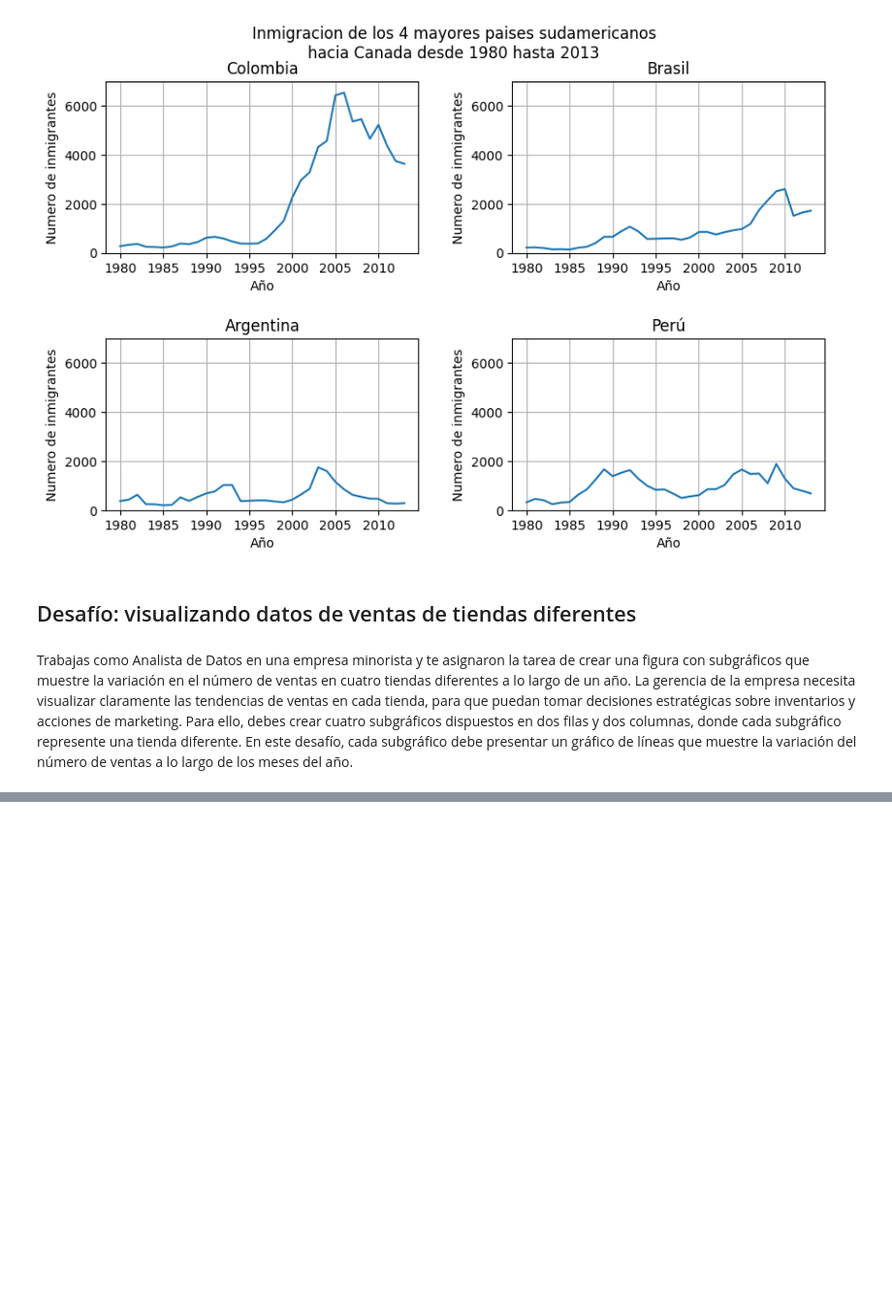
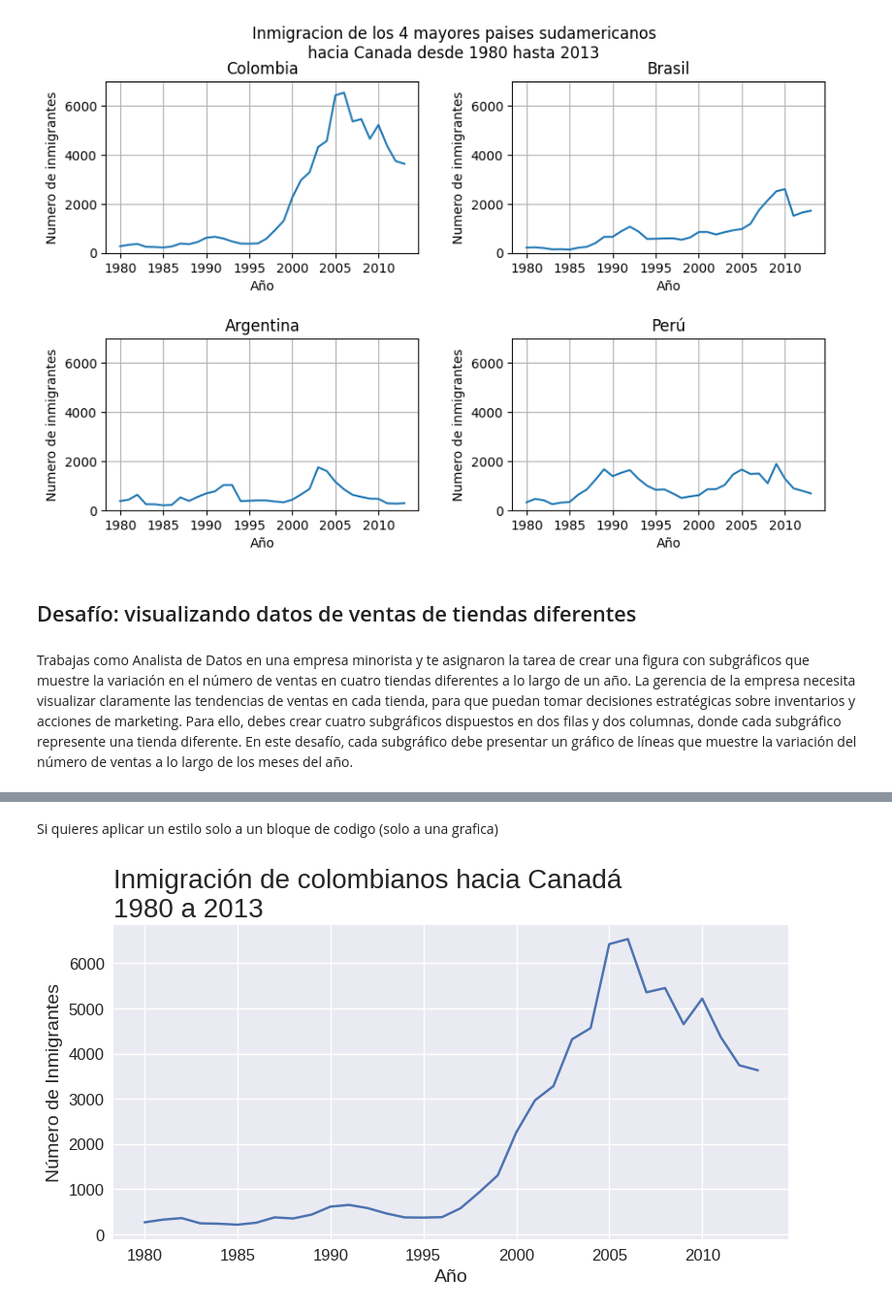
Before and after one commit to Basurero2/Visualizaci0n-de-datos-creando-graficos-con-bibliotecas-de-Python, a Jupyter notebook: Visualización_de_datos_creando_gráficos_con_bibliotecas_de_Python.ipynb, the cells around one changed output, grey strips where cells are left out. Shown at 97% size. Drawn from its saved outputs; the diff is of its cells as text; code cells hidden in the pictures; blank space fills up the shorter version.

```diff
--- a/Visualización_de_datos_creando_gráficos_con_bibliotecas_de_Python.ipynb
+++ b/Visualización_de_datos_creando_gráficos_con_bibliotecas_de_Python.ipynb
@@ -629,0 +744,7 @@ Trabajas como Analista de Datos en una empresa minorista y te asignaron la tarea
+# %%
+plt.rcParams.update(plt.rcParamsDefault)
+#en caso de que hayamos perdido el estilo default, esto cambia de estilo al default
+# %%
+plt.style.use("fivethirtyeight")  #aplicamos un estilo a la plantilla actual
+#ideal cuando aplica se aplica al estilo por default
+#sobreescribe parametros del esitlo anterior
@@ -629,0 +755,25 @@ Trabajas como Analista de Datos en una empresa minorista y te asignaron la tarea
+# %%
+IPython_default = plt.rcParams.copy()   #guardamos el estilo por defecto, si aun no aplicamos nada
+plt.style.use("ggplot")     #aplica estilo primera vez
+plt.rcParams.update(IPython_default)    #volvemos al esitlo de fabrica
+plt.style.use("fivethirtyeight")        #aplicamos estilo por segunda vez, y asi sucesivamente
+#restaura -- aplica estilo --- restaura -- aplica estilo
+# %%
+plt.rcParams.update({"font.size" : 13});   #actualizamos parametros del estilo actual
+#recibe de parametro un diccionario : contiene parametros a actualziar
+#actulizamos el fontsize : 13, a todo tipo de texto
+# %% [markdown]
+Si quieres aplicar un estilo solo a un bloque de codigo (solo a una grafica)
+# %%
+with plt.style.context('seaborn-v0_8'):
+  fig, ax = plt.subplots(figsize=(8, 4))
+  ax.plot(datos_col['Año'], datos_col['Inmigrantes'])
+  ax.set_title('Inmigración de colombianos hacia Canadá\n1980 a 2013', fontsize=20, loc='left')
+  ax.set_ylabel('Número de Inmigrantes', fontsize=14)
+  ax.set_xlabel('Año', fontsize=14)
+  ax.yaxis.set_tick_params(labelsize=12)
+  ax.xaxis.set_tick_params(labelsize=12)
+  ax.xaxis.set_major_locator(plt.MultipleLocator(5))
+  plt.show()
+# %% [output]
+[figure, added]
```
Also changed, not shown: parts of 34 cells of this notebook.
